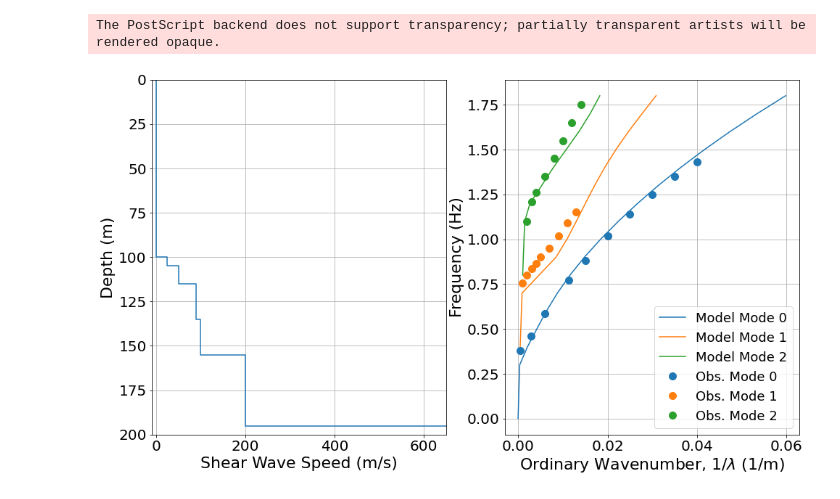
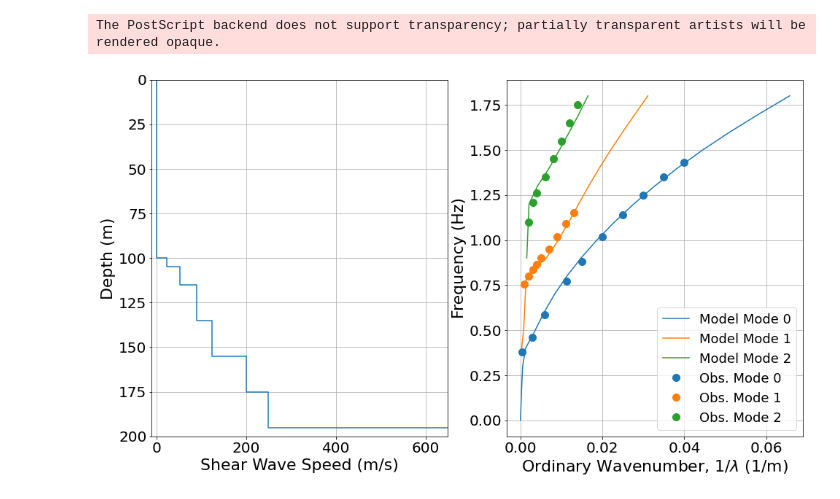
Before and after one commit to bradlipovsky/whidbey-surface-waves, a Jupyter notebook: plot-sdisp96.ipynb, the cells around one changed output. Saved outputs shown, nothing was run; the diff lists cells and outputs as text; code cells hidden in the pictures.

```diff
--- a/plot-sdisp96.ipynb
+++ b/plot-sdisp96.ipynb
@@ -54,21 +54,23 @@ def plt_dispersion(f,k,fobs,kobs,z,vs,save=False):
         plt.show()
 # %%
 h =  [0.100, 0.005, 0.010, 0.02, 0.02, 0.02, 0.02, 0.0]
-vs = [0, 0.025, 0.050, 0.090, 0.1, 0.2, 0.2, 1.00]
+# vs = [0, 0.025,           0.050,           0.090,          0.1,
+#       0.2, 0.2, 1.00]
+vs = np.array([0, 0.0233, 0.0522, 0.0906, 0.125 , 0.20 , 0.25, 1.5])
 vp = np.ones_like(vs) * 1.6
 vp[0]=1.5
 rho = np.ones_like(vs) * 1.5
 rho[0]=1
 
 f,k = pysurf96(h,vp,vs,rho)
 
 plt_dispersion(f,k,fobs,kobs,
                np.hstack([0,np.cumsum(h)*1e3,200]),
                1000*np.hstack([vs,vs[-1],vs[-1]]),
               save=True)
 # %% [output]
 The PostScript backend does not support transparency; partially transparent artists will be rendered opaque.
-[figure, old version]
+[figure, new version]
 # %%
 # Four layer model -- tuned for one mode!
 # h =  [0.100, 0.005, 0.010, 0.025, 0.0]
```
Also changed, not shown: 3 other files.
